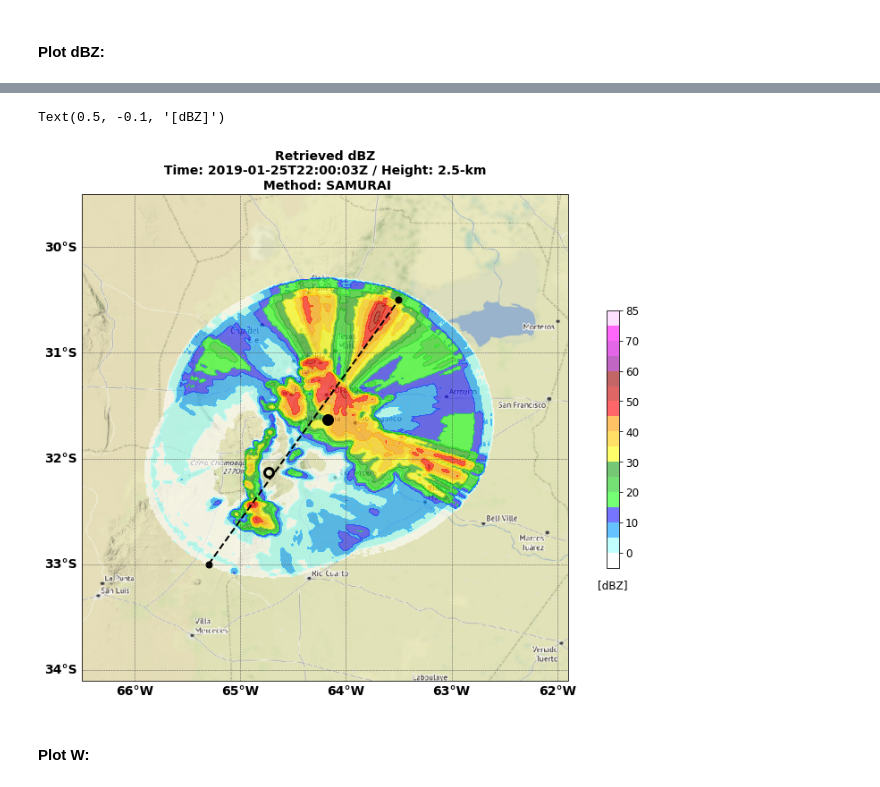
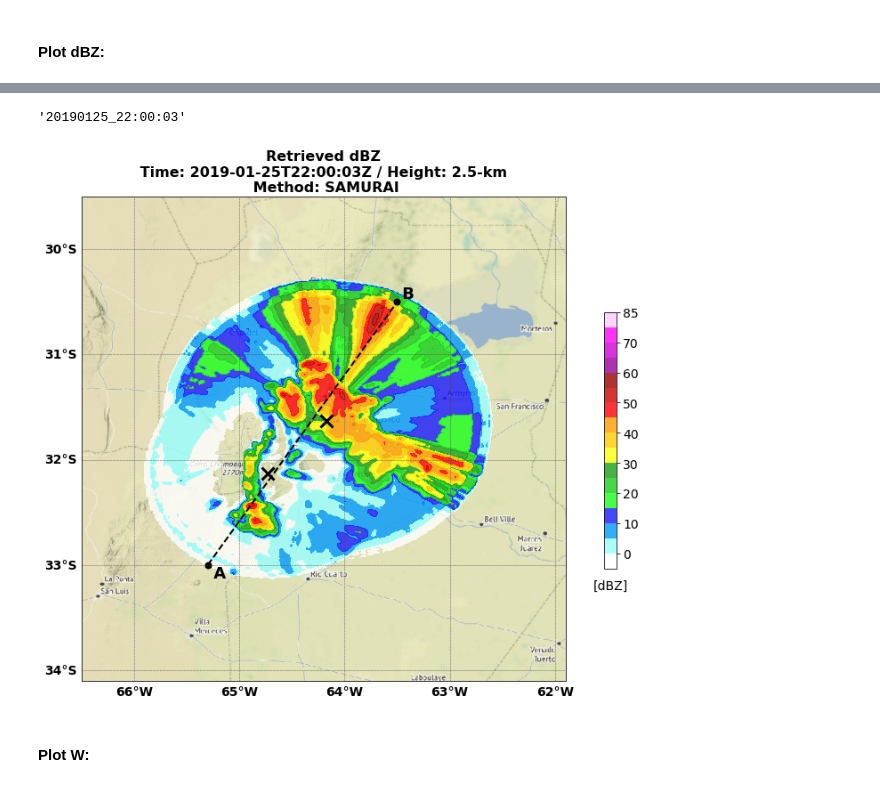
Before and after one commit to yuhungjui/CACTI_Radar_Analysis, a Jupyter notebook: radars_plot_map_test.ipynb, the cells around one changed output, grey strips where cells are left out. Saved outputs shown, nothing was run; the diff lists cells and outputs as text; code cells hidden in the pictures.

```diff
--- a/radars_plot_map_test.ipynb
+++ b/radars_plot_map_test.ipynb
@@ -65,6 +54,7 @@ data_path_3_dt = '/test_{}'.format(test_time.strftime('%Y%m%d_%H%M%S'))
 data_path_full = data_path_1 \
                + data_path_2_met \
                + data_path_3_dt \
-               + '/output/samurai_XYZ_analysis.nc'
+               + '/output_2ppi/samurai_XYZ_analysis.nc'
+               # + '/output_2ppi_1rhi_2hsrhi/samurai_XYZ_analysis.nc'
 
 ds_radar = xr.open_dataset(data_path_full)
@@ -114,6 +99,9 @@ plot_alt = 2.5 #km
 ## Set the LON/LAT for cross-section Start/End points:
 xsec1_LON = [-65.3, -63.5]
 xsec1_LAT = [-33, -30.5]
+# %%
+xsec_LON = xsec1_LON
+xsec_LAT = xsec1_LAT
 # %% [markdown]
 #### Function: Creating new map:
 # %%
@@ -206,3 +190,9 @@ np.datetime_as_string(ds_radar.time.data[0], unit='s')
+# %%
+# np.datetime_as_string(ds_radar.time.data[0], unit='s')
+# str(ds_radar.time.data[0])[:19] #.strftime('%Y-%m-%d T%H:%M:%SZ')
+ds_radar.time.data[0].astype('datetime64[s]').item().strftime('%Y%m%d_%H%M%S')
+# %% [output]
+'20190125_22:00:03'
 # %%
 fig = plt.figure(figsize=(10,10))
 ax1 = new_map(fig)
@@ -217,7 +207,7 @@ plotting_lat = ds_radar.latitude
 ## CWB colorbar:
 cf1 = ax1.contourf( plotting_lon, plotting_lat, plotting_var
                   , levels=clevs, colors=ccols
-                  , alpha=0.6
+                  , alpha=0.8
                   )
 
 ## NWS colorbar:
@@ -236,8 +226,8 @@ cf1 = ax1.contourf( plotting_lon, plotting_lat, plotting_var
 ## Loc. CSAPR2:
 plt.plot( -64.73, -32.13
         # , color='k'
-        , marker='o'
-        , markersize=10
+        , marker='x'
+        , markersize=14
         , mec='k'
         , mew=3
         , mfc='none'
@@ -249,52 +239,63 @@ plt.plot( -64.73, -32.13
 ## Loc. CHIVO:
 plt.plot( -64.17, -31.63
         # , color='k'
-        , marker='o'
-        , markersize=12
+        , marker='x'
+        , markersize=14
         , mec='k'
-        , mew=1
-        , mfc='k'
+        , mew=3
+        , mfc='none'
         # , markevery=[0,-1]
         # , linewidth=1.0
         # , linestyle='--'
         )
 
-## Plot cross-section lines:
+## Cross-sections:
 plt.plot( xsec1_LON, xsec1_LAT
         , color='k'
         , marker='.'
         , markersize=14
         # , mec='k'
         # , mew=1
         # , mfc='k'
         , markevery=[0,-1]
         , linewidth=2.0
         , linestyle='--'
         )
+plt.text( xsec_LON[0], xsec_LAT[0], ' A '
+        , fontsize=18
+        , fontweight='bold'
+        , va='top'
+        )
+plt.text( xsec_LON[1], xsec_LAT[1], ' B '
+        , fontsize=18
+        , fontweight='bold'
+        , va='bottom'
+        )
 
 cf1_title = plt.title( 'Retrieved dBZ'
                      # + test_time.strftime('%Y-%m-%d T%H:%M:%SZ')
                      + '\n Time: ' + np.datetime_as_string(ds_radar.time.data[0], unit='s') + 'Z'
                      + ' / Height: ' + str(plot_alt) + '-km'
                      + ' \n Method: ' + test_method
-                     ,fontsize=14
+                     ,fontsize=16
                      ,fontweight='bold'
                      )
 
 cbar_ax = fig.add_axes([0.95, 0.3, 0.02, 0.4])
 cbar = fig.colorbar(cf1, cax=cbar_ax, fraction=0.04)
-cbar.ax.tick_params(labelsize=12)
-cbar.ax.set_title('[dBZ]', fontsize=12, y=-0.1)
+cbar.ax.tick_params(labelsize=14)
+cbar.ax.set_title('[dBZ]', fontsize=14, y=-0.1) #fontweight='bold'
 
 
 ## Save figure:
-
-# plt.savefig('./' + np.datetime_as_string(dbz_lev.Time.data, unit='h') + '_dbz_xline.png',
-#             bbox_inches='tight',
-#             dpi=300)
+plt.savefig( test_time.strftime('%Y%m%d_%H%M%S')
+             # './' + ds_radar.time.data[0].astype('datetime64[s]').item().strftime('%Y%m%d_%H%M%S')
+           + '_map_DBZ_xline.png'
+           , bbox_inches='tight'
+           , dpi=300
+           )
 # %% [output]
-Text(0.5, -0.1, '[dBZ]')
-[figure, old version]
+[figure, new version]
 # %% [markdown]
 #### Plot W:
 # %%
```
Also changed, not shown: parts of 9 cells of this notebook, 6 other files.
